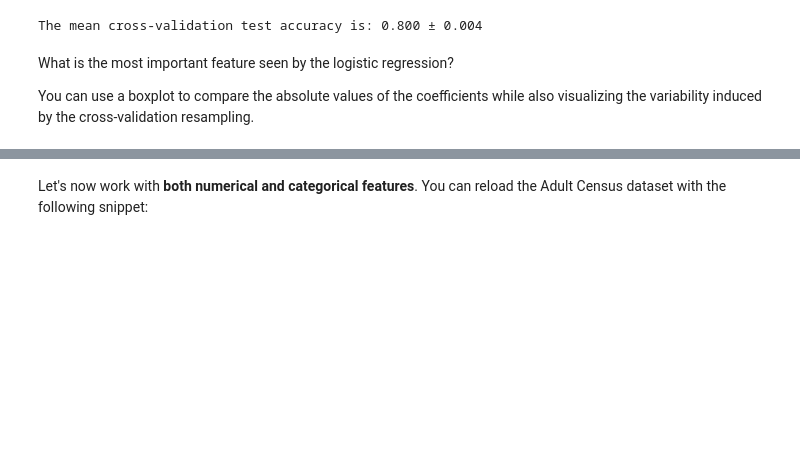
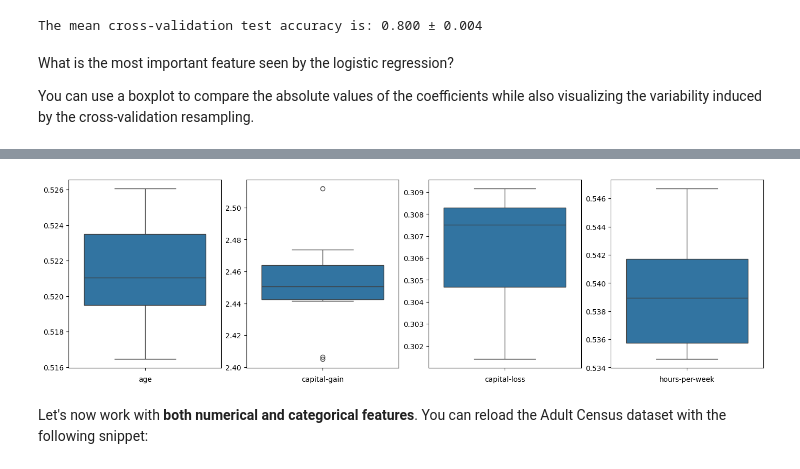
Before and after one commit to royaad/INRIA-ML-scikit-learn, a Jupyter notebook: Module 4/424_linear_models_ex_03.ipynb, the cells around one changed output, grey strips where cells are left out. Cells and saved outputs as stored; diff of their text form; code cells hidden in the pictures; blank space fills up the shorter version.

```diff
--- a/Module 4/424_linear_models_ex_03.ipynb
+++ b/Module 4/424_linear_models_ex_03.ipynb
@@ -61,0 +60,11 @@ also visualizing the variability induced by the cross-validation resampling.
+# %%
+# Write your code here.
+import numpy as np
+
+coefficients = []
+for estimator in cv_results['estimator']:
+    coefficients.append(np.ravel(estimator[-1].coef_))
+
+coefficients = pd.DataFrame(coefficients, columns=data.columns)
+
+coefficients.head()
@@ -62,3 +78,14 @@ also visualizing the variability induced by the cross-validation resampling.
+# %%
+import matplotlib.pyplot as plt
+import seaborn as sns
+
+fig, axs = plt.subplots(ncols=coefficients.shape[1], figsize=(14, 4), constrained_layout=True)
+
+for i, ax in enumerate(axs):
+    sns.boxplot(data=coefficients.iloc[:,i], ax=ax)
+    ax.set(ylabel='', xlabel=coefficients.columns[i])
+# %% [output]
+[figure, added]
 # %% [markdown]
 Let's now work with **both numerical and categorical features**. You can
 reload the Adult Census dataset with the following snippet:
```
Also changed, not shown: parts of 27 cells of this notebook, 1 other file.
